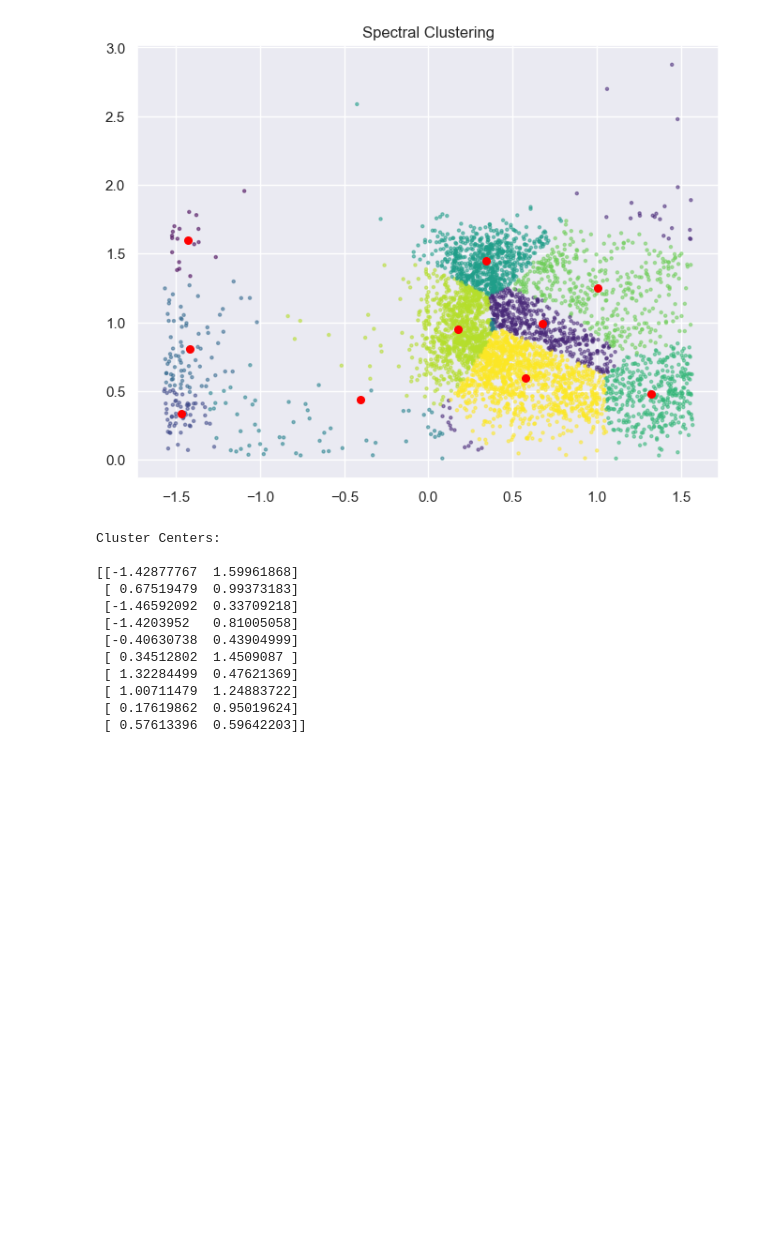
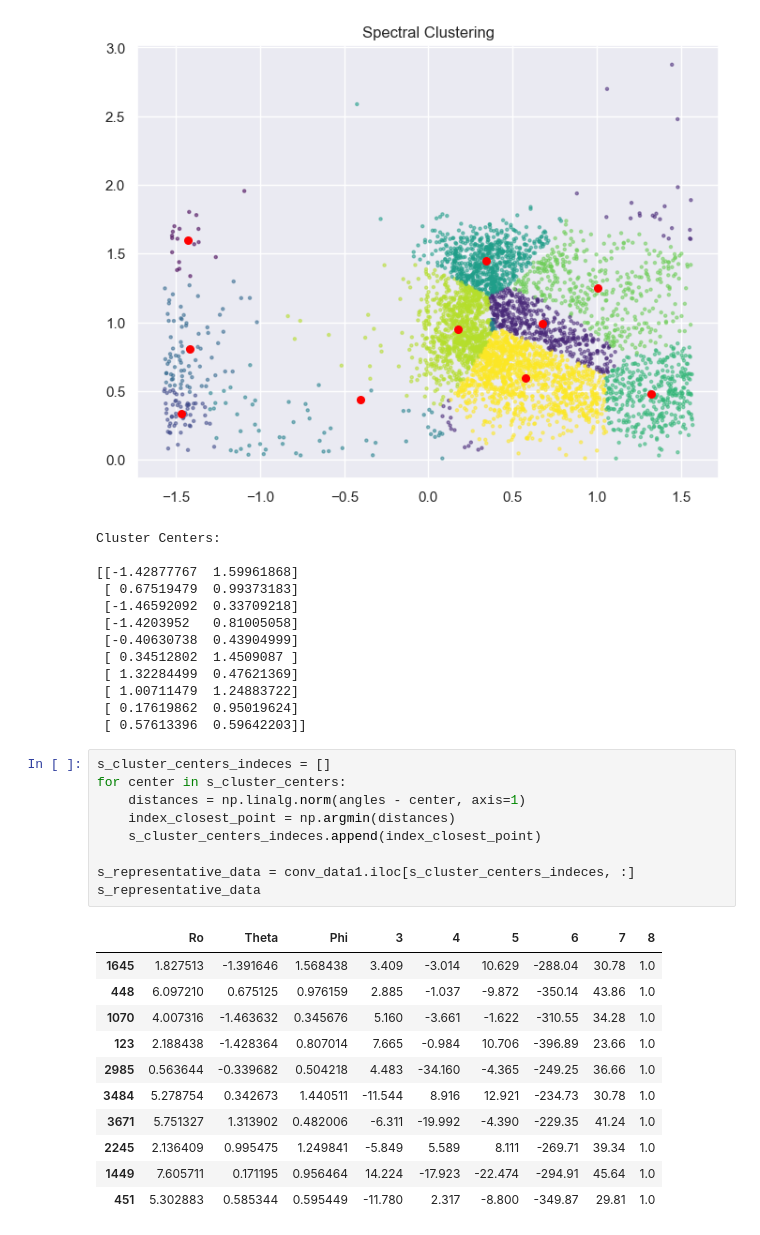
Before and after one commit to jasroopdhingra/ml-project, a Jupyter notebook: FeatureSelection.ipynb, the cells around one changed output. Cells and saved outputs as stored; diff of their text form; blank space fills up the shorter version.

```diff
--- a/FeatureSelection.ipynb
+++ b/FeatureSelection.ipynb
@@ -179,3 +192,24 @@ Cluster Centers:
  [ 1.00711479  1.24883722]
  [ 0.17619862  0.95019624]
  [ 0.57613396  0.59642203]]
+# %%
+s_cluster_centers_indeces = []
+for center in s_cluster_centers:
+    distances = np.linalg.norm(angles - center, axis=1)
+    index_closest_point = np.argmin(distances)
+    s_cluster_centers_indeces.append(index_closest_point)
+
+s_representative_data = conv_data1.iloc[s_cluster_centers_indeces, :]
+s_representative_data
+# %% [output]
+|  | Ro | Theta | Phi | 3 | 4 | 5 | 6 | 7 | 8 |
+| 1645 | 1.827513 | -1.391646 | 1.568438 | 3.409 | -3.014 | 10.629 | -288.04 | 30.78 | 1.0 |
+| 448 | 6.097210 | 0.675125 | 0.976159 | 2.885 | -1.037 | -9.872 | -350.14 | 43.86 | 1.0 |
+| 1070 | 4.007316 | -1.463632 | 0.345676 | 5.160 | -3.661 | -1.622 | -310.55 | 34.28 | 1.0 |
+| 123 | 2.188438 | -1.428364 | 0.807014 | 7.665 | -0.984 | 10.706 | -396.89 | 23.66 | 1.0 |
+| 2985 | 0.563644 | -0.339682 | 0.504218 | 4.483 | -34.160 | -4.365 | -249.25 | 36.66 | 1.0 |
+| 3484 | 5.278754 | 0.342673 | 1.440511 | -11.544 | 8.916 | 12.921 | -234.73 | 30.78 | 1.0 |
+| 3671 | 5.751327 | 1.313902 | 0.482006 | -6.311 | -19.992 | -4.390 | -229.35 | 41.24 | 1.0 |
+| 2245 | 2.136409 | 0.995475 | 1.249841 | -5.849 | 5.589 | 8.111 | -269.71 | 39.34 | 1.0 |
+| 1449 | 7.605711 | 0.171195 | 0.956464 | 14.224 | -17.923 | -22.474 | -294.91 | 45.64 | 1.0 |
+| 451 | 5.302883 | 0.585344 | 0.595449 | -11.780 | 2.317 | -8.800 | -349.87 | 29.81 | 1.0 |
```
Also changed, not shown: parts of 11 cells of this notebook.
